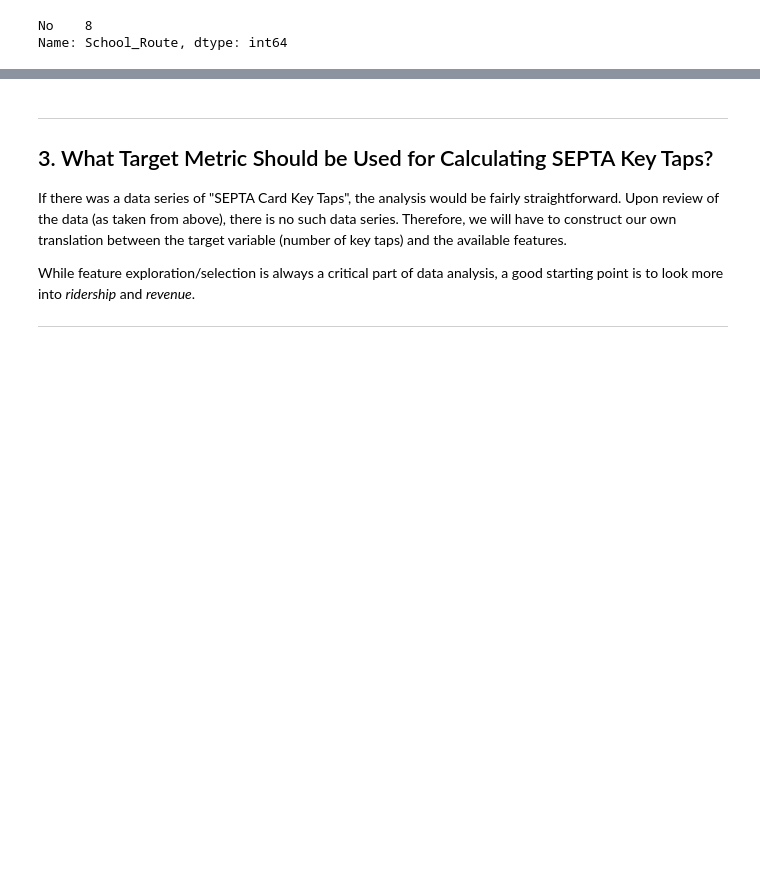
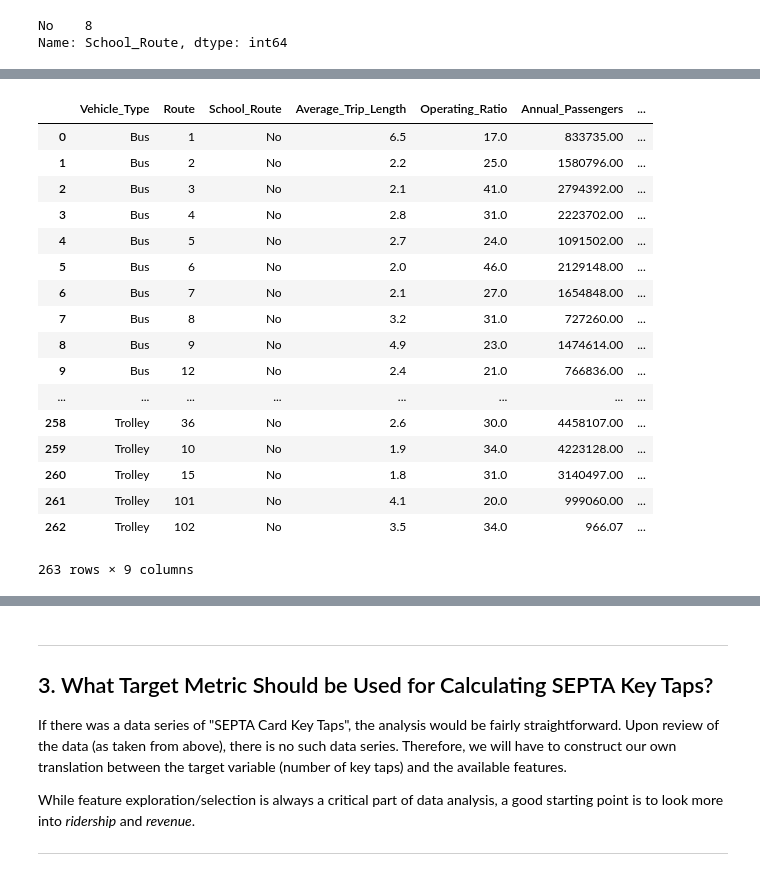
Before and after one commit to jafonte01/SEPTA-Competition-Project, a Jupyter notebook: iSepta Philly Project.ipynb, the cells around one changed output, grey strips where cells are left out. Drawn from its saved outputs; the diff is of its cells as text; code cells hidden in the pictures; blank space fills up the shorter version.

```diff
--- a/iSepta Philly Project.ipynb
+++ b/iSepta Philly Project.ipynb
@@ -166,0 +266,24 @@ Name: School_Route, dtype: int64
+# %%
+# There are some values that have a lot, so going to filter and save those
+df_aggregate1.dropna(thresh=8, inplace=True)
+# %%
+df_aggregate1.reset_index(drop=True)
+# %% [output]
+|  | Vehicle_Type | Route | School_Route | Average_Trip_Length | Operating_Ratio | Annual_Passengers | ... |
+| 0 | Bus | 1 | No | 6.5 | 17.0 | 833735.00 | ... |
+| 1 | Bus | 2 | No | 2.2 | 25.0 | 1580796.00 | ... |
+| 2 | Bus | 3 | No | 2.1 | 41.0 | 2794392.00 | ... |
+| 3 | Bus | 4 | No | 2.8 | 31.0 | 2223702.00 | ... |
+| 4 | Bus | 5 | No | 2.7 | 24.0 | 1091502.00 | ... |
+| 5 | Bus | 6 | No | 2.0 | 46.0 | 2129148.00 | ... |
+| 6 | Bus | 7 | No | 2.1 | 27.0 | 1654848.00 | ... |
+| 7 | Bus | 8 | No | 3.2 | 31.0 | 727260.00 | ... |
+| 8 | Bus | 9 | No | 4.9 | 23.0 | 1474614.00 | ... |
+| 9 | Bus | 12 | No | 2.4 | 21.0 | 766836.00 | ... |
+| ... | ... | ... | ... | ... | ... | ... | ... |
+| 258 | Trolley | 36 | No | 2.6 | 30.0 | 4458107.00 | ... |
+| 259 | Trolley | 10 | No | 1.9 | 34.0 | 4223128.00 | ... |
+| 260 | Trolley | 15 | No | 1.8 | 31.0 | 3140497.00 | ... |
+| 261 | Trolley | 101 | No | 4.1 | 20.0 | 999060.00 | ... |
+| 262 | Trolley | 102 | No | 3.5 | 34.0 | 966.07 | ... |
+263 rows × 9 columns
```
Also changed, not shown: parts of 21 cells of this notebook.
